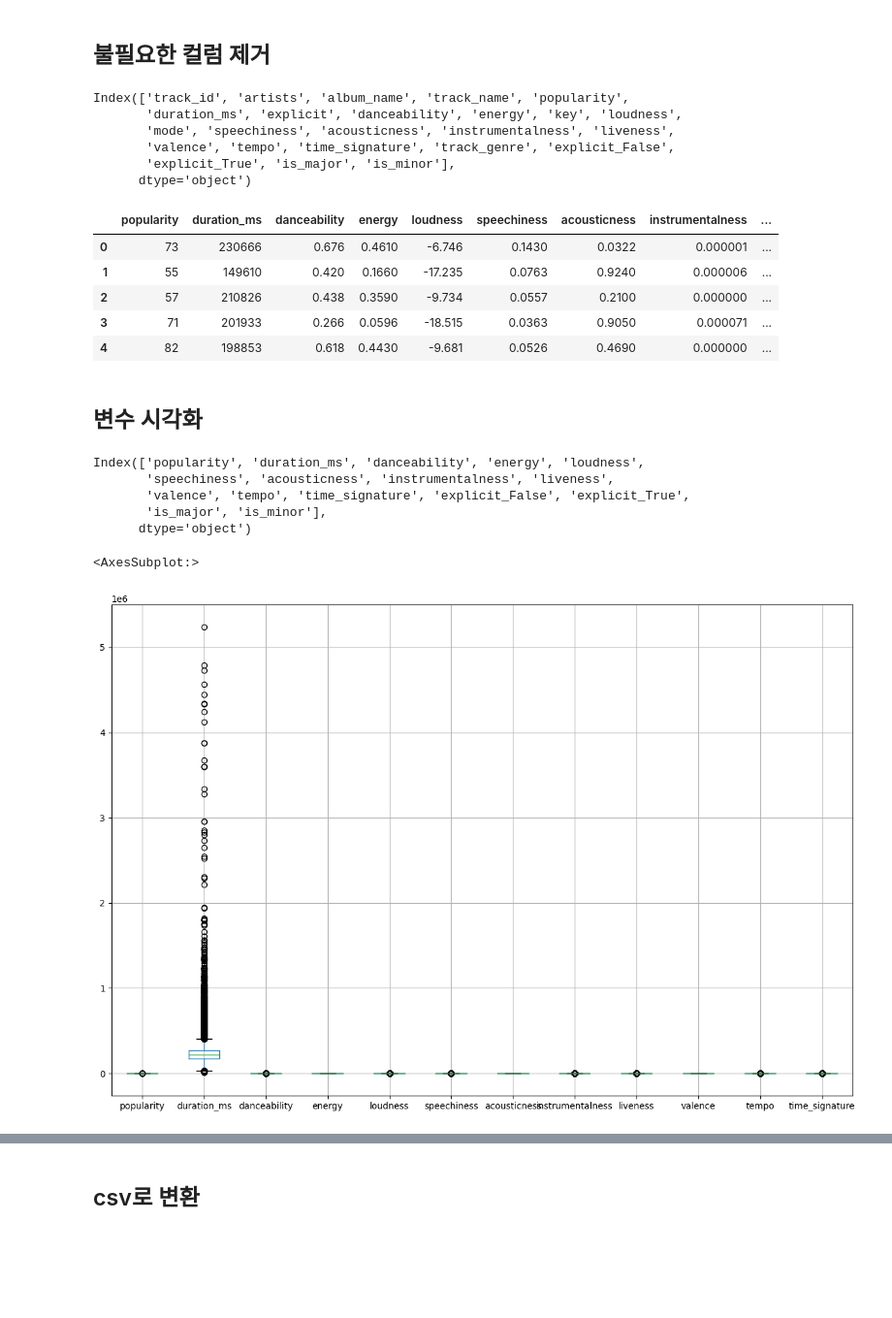
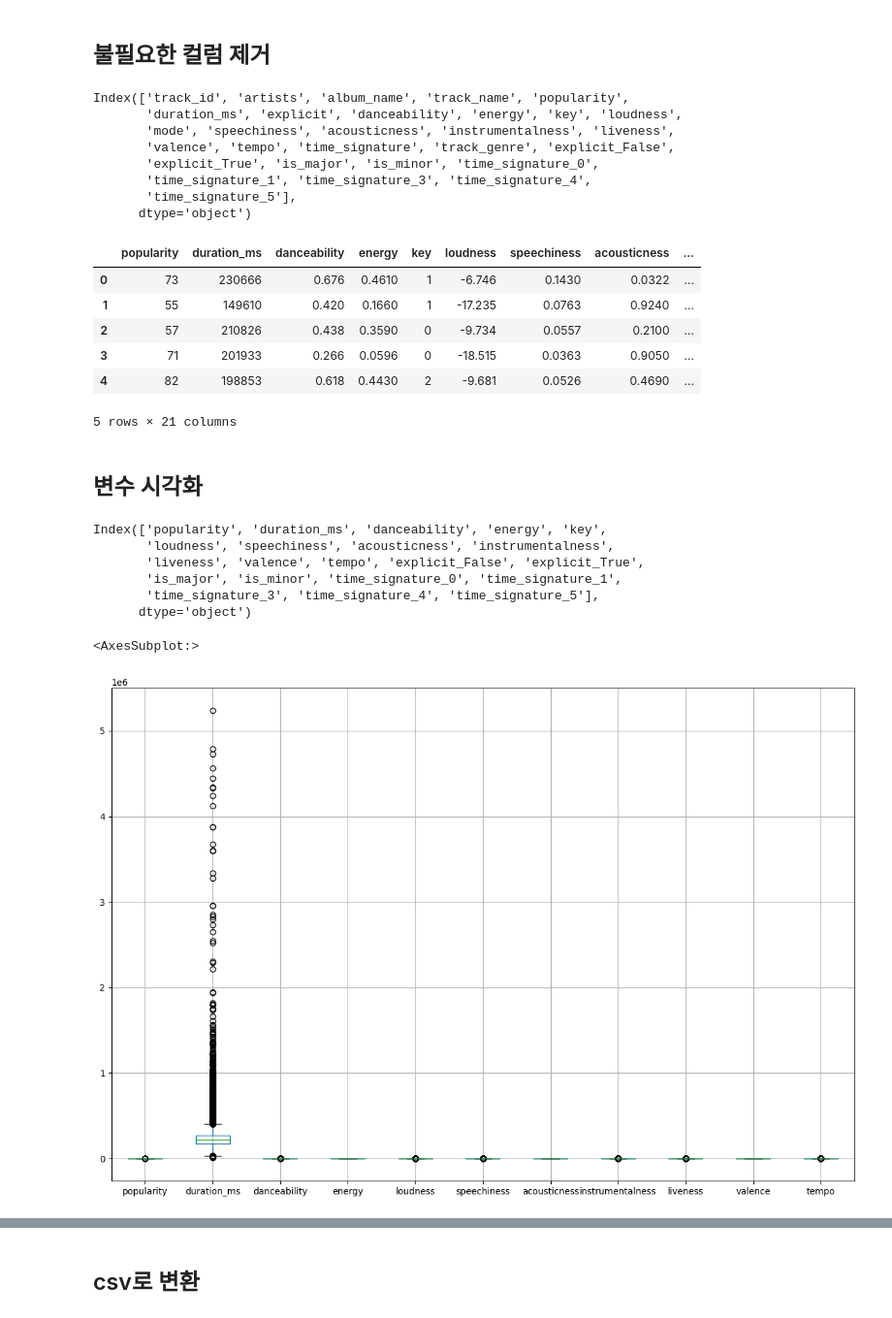
Before and after one commit to sangchun1/nba_salary, a Jupyter notebook: preprocess.ipynb, the cells around one changed output, grey strips where cells are left out. Shown at 97% size. Drawn from its saved outputs; the diff is of its cells as text; code cells hidden in the pictures; blank space fills up the shorter version.

```diff
--- a/preprocess.ipynb
+++ b/preprocess.ipynb
@@ -114,3 +134,5 @@ df.shape
+# %%
+df['key'] = df['key'].astype('category')
 # %%
 # explicit
 df = pd.concat([df, (pd.get_dummies(df['explicit'], prefix="explicit"))], axis=1)
@@ -143,3 +164,7 @@ df.head()
 | 3 | 6lfxq3CG4xtTiEg7opyCyx | Kina Grannis | Crazy Rich Asians (Original Motio... | Can't Help Falling In Love | 71 | 201933 | False | 0.266 | 0.0596 | ... |
 | 4 | 5vjLSffimiIP26QG5WcN2K | Chord Overstreet | Hold On | Hold On | 82 | 198853 | False | 0.618 | 0.4430 | ... |
 5 rows × 24 columns
+# %%
+# time_signature
+df = pd.concat([df, (pd.get_dummies(df['time_signature'], prefix="time_signature"))], axis=1)
+df.head()
@@ -152,33 +185,37 @@ Index(['track_id', 'artists', 'album_name', 'track_name', 'popularity',
        'duration_ms', 'explicit', 'danceability', 'energy', 'key', 'loudness',
        'mode', 'speechiness', 'acousticness', 'instrumentalness', 'liveness',
        'valence', 'tempo', 'time_signature', 'track_genre', 'explicit_False',
-       'explicit_True', 'is_major', 'is_minor'],
+       'explicit_True', 'is_major', 'is_minor', 'time_signature_0',
+       'time_signature_1', 'time_signature_3', 'time_signature_4',
+       'time_signature_5'],
       dtype='object')
 # %%
-df1 = df.drop(columns=['track_id', 'artists', 'album_name', 'track_name', 'key', 'track_genre', 'explicit', 'mode'])
+df1 = df.drop(columns=['track_id', 'artists', 'album_name', 'track_name', 'time_signature', 'track_genre', 'explicit', 'mode'])
 df1.head()
 # %% [output]
-|  | popularity | duration_ms | danceability | energy | loudness | speechiness | acousticness | instrumentalness | ... |
-| 0 | 73 | 230666 | 0.676 | 0.4610 | -6.746 | 0.1430 | 0.0322 | 0.000001 | ... |
-| 1 | 55 | 149610 | 0.420 | 0.1660 | -17.235 | 0.0763 | 0.9240 | 0.000006 | ... |
-| 2 | 57 | 210826 | 0.438 | 0.3590 | -9.734 | 0.0557 | 0.2100 | 0.000000 | ... |
-| 3 | 71 | 201933 | 0.266 | 0.0596 | -18.515 | 0.0363 | 0.9050 | 0.000071 | ... |
-| 4 | 82 | 198853 | 0.618 | 0.4430 | -9.681 | 0.0526 | 0.4690 | 0.000000 | ... |
+|  | popularity | duration_ms | danceability | energy | key | loudness | speechiness | acousticness | ... |
+| 0 | 73 | 230666 | 0.676 | 0.4610 | 1 | -6.746 | 0.1430 | 0.0322 | ... |
+| 1 | 55 | 149610 | 0.420 | 0.1660 | 1 | -17.235 | 0.0763 | 0.9240 | ... |
+| 2 | 57 | 210826 | 0.438 | 0.3590 | 0 | -9.734 | 0.0557 | 0.2100 | ... |
+| 3 | 71 | 201933 | 0.266 | 0.0596 | 0 | -18.515 | 0.0363 | 0.9050 | ... |
+| 4 | 82 | 198853 | 0.618 | 0.4430 | 2 | -9.681 | 0.0526 | 0.4690 | ... |
+5 rows × 21 columns
 # %% [markdown]
 ## 변수 시각화
 # %%
 df1.columns
 # %% [output]
-Index(['popularity', 'duration_ms', 'danceability', 'energy', 'loudness',
-       'speechiness', 'acousticness', 'instrumentalness', 'liveness',
-       'valence', 'tempo', 'time_signature', 'explicit_False', 'explicit_True',
-       'is_major', 'is_minor'],
+Index(['popularity', 'duration_ms', 'danceability', 'energy', 'key',
+       'loudness', 'speechiness', 'acousticness', 'instrumentalness',
+       'liveness', 'valence', 'tempo', 'explicit_False', 'explicit_True',
+       'is_major', 'is_minor', 'time_signature_0', 'time_signature_1',
+       'time_signature_3', 'time_signature_4', 'time_signature_5'],
       dtype='object')
 # %%
 # 연속형 변수별 박스플롯
 df1.boxplot(column=['popularity', 'duration_ms', 'danceability', 'energy', 'loudness',
        'speechiness', 'acousticness', 'instrumentalness', 'liveness',
-       'valence', 'tempo', 'time_signature'], figsize=(15, 10))
+       'valence', 'tempo'], figsize=(15, 10))
 # %% [output]
 <AxesSubplot:>
-[figure, old version]
+[figure, new version]
```
Also changed, not shown: parts of 6 cells of this notebook, 1 other file.
